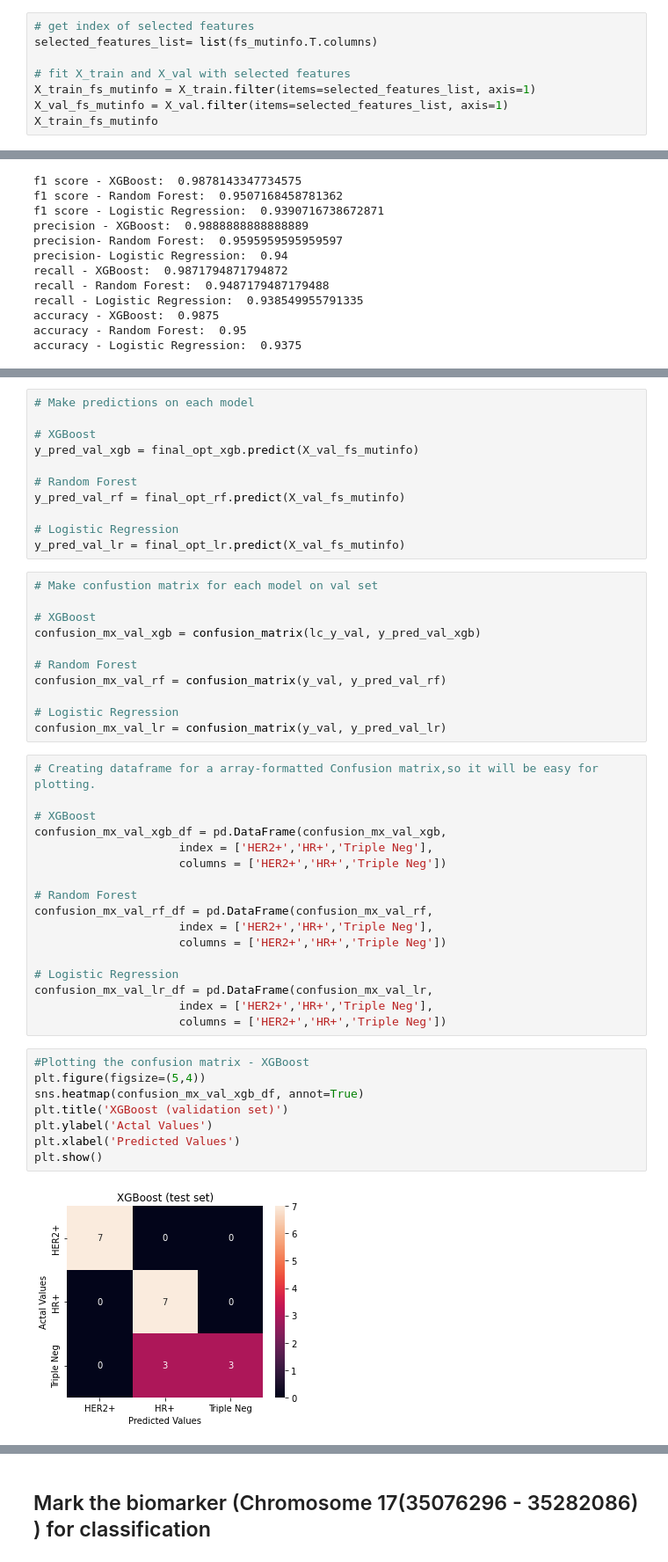
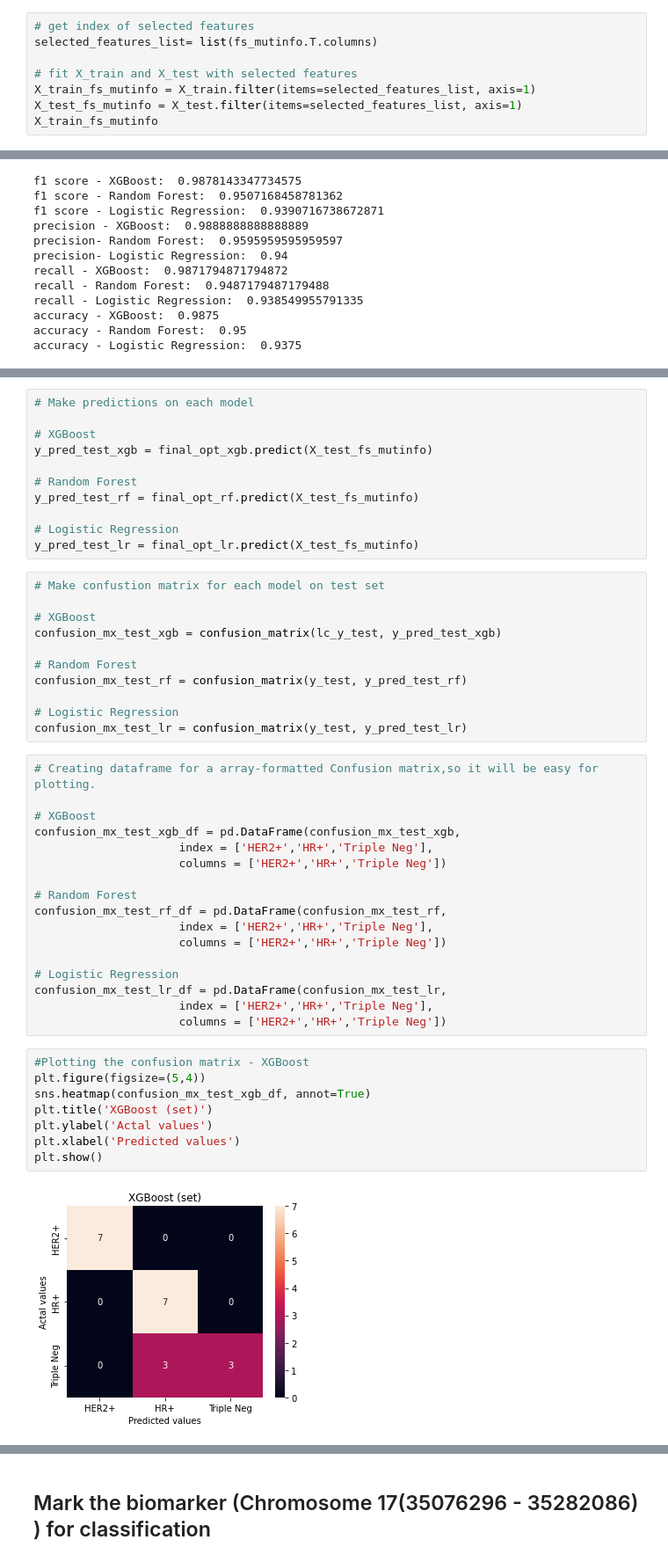
Before and after one commit to aaronyhsl/B4TM2022, a Jupyter notebook: src/feature_selections.ipynb, the cells around one changed output, grey strips where cells are left out. Shown at 88% size. Drawn from its saved outputs; the diff is of its cells as text.

```diff
--- a/src/feature_selections.ipynb
+++ b/src/feature_selections.ipynb
@@ -413,9 +413,9 @@ fs_mutinfo.sort_values(by='Scores', ascending=False).to_csv('MI_scores.csv')
 # get index of selected features
 selected_features_list= list(fs_mutinfo.T.columns)
 
-# fit X_train and X_val with selected features
+# fit X_train and X_test with selected features
 X_train_fs_mutinfo = X_train.filter(items=selected_features_list, axis=1)
-X_val_fs_mutinfo = X_val.filter(items=selected_features_list, axis=1)
+X_test_fs_mutinfo = X_test.filter(items=selected_features_list, axis=1)
 X_train_fs_mutinfo
 # %% [output]
 |  | 16 | 64 | 236 | 262 | 347 | 373 | 489 | 620 | 627 | 691 | ... | ... |
@@ -1025,51 +1025,51 @@ accuracy - Logistic Regression:  0.9375
 # Make predictions on each model
 
 # XGBoost
-y_pred_val_xgb = final_opt_xgb.predict(X_val_fs_mutinfo)
+y_pred_test_xgb = final_opt_xgb.predict(X_test_fs_mutinfo)
 
 # Random Forest
-y_pred_val_rf = final_opt_rf.predict(X_val_fs_mutinfo)
+y_pred_test_rf = final_opt_rf.predict(X_test_fs_mutinfo)
 
 # Logistic Regression
-y_pred_val_lr = final_opt_lr.predict(X_val_fs_mutinfo)
+y_pred_test_lr = final_opt_lr.predict(X_test_fs_mutinfo)
 # %%
-# Make confustion matrix for each model on val set
+# Make confustion matrix for each model on test set
 
 # XGBoost
-confusion_mx_val_xgb = confusion_matrix(lc_y_val, y_pred_val_xgb)
+confusion_mx_test_xgb = confusion_matrix(lc_y_test, y_pred_test_xgb)
 
 # Random Forest
-confusion_mx_val_rf = confusion_matrix(y_val, y_pred_val_rf)
+confusion_mx_test_rf = confusion_matrix(y_test, y_pred_test_rf)
 
 # Logistic Regression
-confusion_mx_val_lr = confusion_matrix(y_val, y_pred_val_lr)
+confusion_mx_test_lr = confusion_matrix(y_test, y_pred_test_lr)
 # %%
 # Creating dataframe for a array-formatted Confusion matrix,so it will be easy for plotting.
 
 # XGBoost
-confusion_mx_val_xgb_df = pd.DataFrame(confusion_mx_val_xgb,
+confusion_mx_test_xgb_df = pd.DataFrame(confusion_mx_test_xgb,
                      index = ['HER2+','HR+','Triple Neg'],
                      columns = ['HER2+','HR+','Triple Neg'])
 
 # Random Forest
-confusion_mx_val_rf_df = pd.DataFrame(confusion_mx_val_rf,
+confusion_mx_test_rf_df = pd.DataFrame(confusion_mx_test_rf,
                      index = ['HER2+','HR+','Triple Neg'],
                      columns = ['HER2+','HR+','Triple Neg'])
 
 # Logistic Regression
-confusion_mx_val_lr_df = pd.DataFrame(confusion_mx_val_lr,
+confusion_mx_test_lr_df = pd.DataFrame(confusion_mx_test_lr,
                      index = ['HER2+','HR+','Triple Neg'],
                      columns = ['HER2+','HR+','Triple Neg'])
 # %%
 #Plotting the confusion matrix - XGBoost
 plt.figure(figsize=(5,4))
-sns.heatmap(confusion_mx_val_xgb_df, annot=True)
-plt.title('XGBoost (validation set)')
-plt.ylabel('Actal Values')
-plt.xlabel('Predicted Values')
+sns.heatmap(confusion_mx_test_xgb_df, annot=True)
+plt.title('XGBoost (set)')
+plt.ylabel('Actal values')
+plt.xlabel('Predicted values')
 plt.show()
 # %% [output]
-[figure, old version]
+[figure, new version]
 # %%
 #Plotting the confusion matrix - Random Forest
 plt.figure(figsize=(5,4))
```
Also changed, not shown: parts of 23 cells of this notebook, 10 other files.
